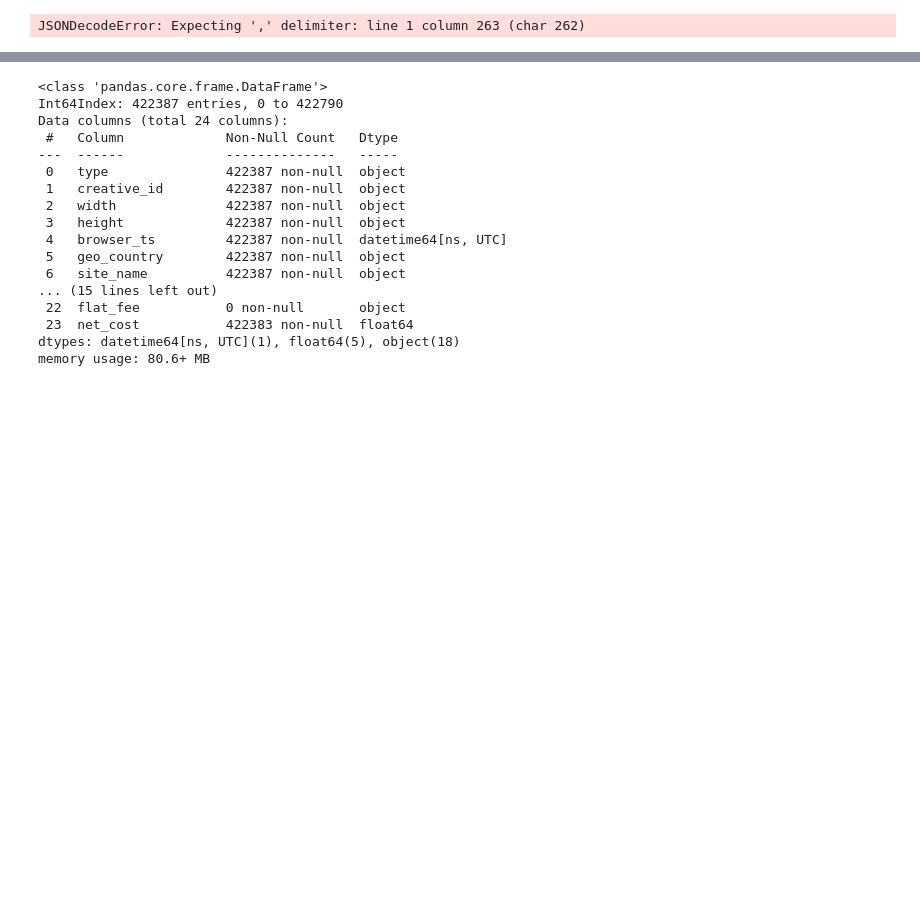
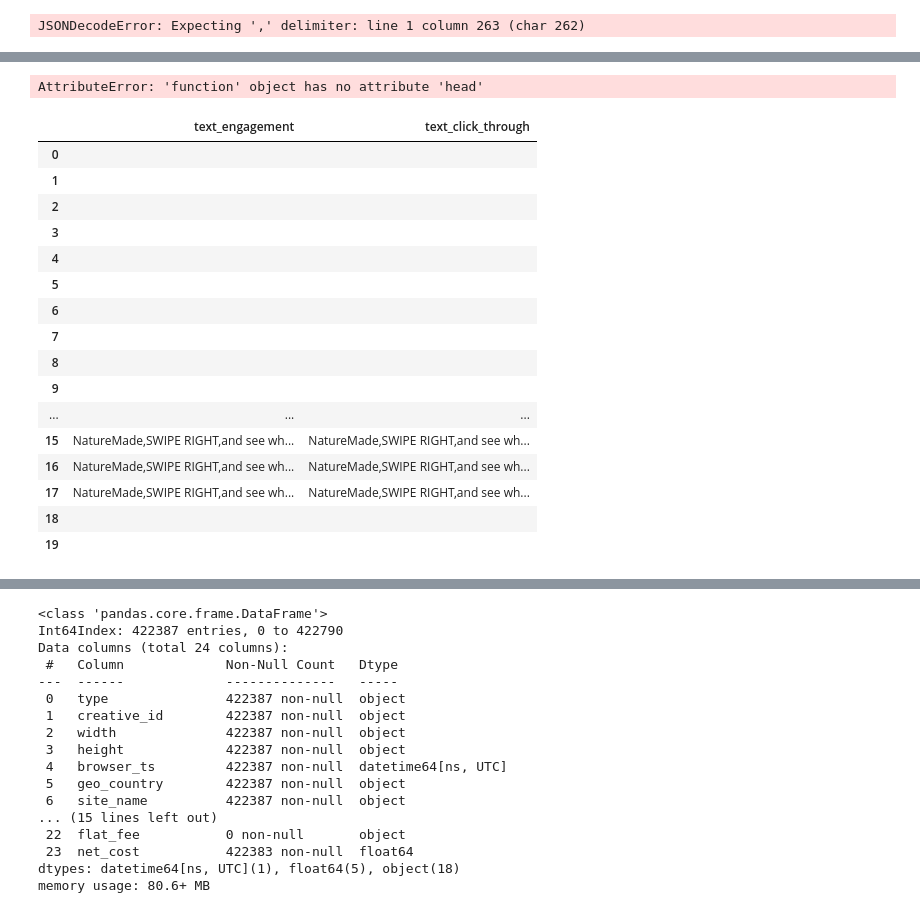
Before and after one commit to tesfayealex/AD-DS-Challenge, a Jupyter notebook: notebooks/EDA.ipynb, the cells around one changed output, grey strips where cells are left out. Drawn from its saved outputs; the diff is of its cells as text; code cells hidden in the pictures; blank space fills up the shorter version.

```diff
--- a/notebooks/EDA.ipynb
+++ b/notebooks/EDA.ipynb
@@ -192,20 +192,33 @@ cleaned_warehouse.head(20)
 # %% [output]
 JSONDecodeError: Expecting ',' delimiter: line 1 column 263 (char 262)
 # %%
-import ast
+import re
+import json
 cleaned_warehouse['text'] =  cleaned_warehouse['text'].apply(lambda x: "{'engagement': [], 'click_through': []}" if x == None else x)
 # # cleaned_warehouse['labels']
 test = pd.DataFrame()
-test['data']  = cleaned_warehouse.head(319)['text'].apply(lambda x: ast.literal_eval(str(x))) #.replace("\"\"","'"))#x.replace("'\"","'").replace("'","\"")))
+cleaned_warehouse['text']  = cleaned_warehouse['text'].apply(lambda x: json.loads(re.sub( "(?<={)\'|\'(?=})|(?<=\[)\'|\'(?=\])|\'(?=:)|(?<=: )\'|\'(?=,)|(?<=, )\'", "\"", x.replace("'\"","'")))) #.replace("\"\"","'"))#x.replace("'\"","'").replace("'","\"")))
 # test['data']  = test['data'].apply(lambda x: str(ast.literal_eval(str(x)))) #x.replace("'\"","'").replace("'","\"").replace("\"\"" , "\"")) #.replace("\"\"","'"))#x.replace("'\"","'").replace("'","\"")))
 # cleaned_warehouse[~cleaned_warehouse['text'].isnull()]['text'].head(1)
-test.to_csv('check.csv')
-arr = list(cleaned_warehouse.head(319)['text'].values)
-arr
-for r in arr:
-    print(r)
-    z = str(ast.literal_eval(str(r))).replace("'\"","'").replace("'","\"")
-    print(z)
-    json.loads(z)
+# test.to_csv('check.csv')
+test
+# arr = list(cleaned_warehouse['text'].values)
+# arr
+# for r in arr:
+#     # print(r)
+#     # print(type(r))
+#     # x = {'engagement': ['Westheld', 'LES 4 TEMPS', 'BACK', 'TOGETHER', 'Balayez votre cran pour commencer votre shopping', '*Tous reunis'], 'click_through': ['BALIBARIS', 'HOLLISTER', 'POLO RALPH', 'LAUREN', 'PULL & BEAR', 'SANDRO', 'POLO RALPH LAUREN', 'Tous/euris', '"Tous rouris', '"Toujreuris', 'Westheld', 'LES 4 TEMPS', 'FORUM DESHALLES', 'MAISONS DU MONDE', 'FNAC', 'LA GRANDE RECRE', 'UGC', 'NATURE & DECOUVERTES', 'Westhield', 'PARLY 2', 'BACK', 'TOGETHER', 'Balayez votre cran pour commencer votre shopping', '*Tous reunis']}
+#     # x={'engagement': ['Westhield', 'ROSNY 2', 'BACK', 'TO', 'GETHER', 'Balayez votre cran pour commencer votre shopping'], 'click_through': ['NOUS SOMMES OUVERTS', 'DU MARDI AU SAMEDI', 'DE 10H A 21H ET', 'DU DIMANCHE AU LUNDI', 'DE 10H A 20H', '"Tousreunis', '"TCfis reunis', '"Tous reunis', 'BACK', 'TO', 'GETHER', 'DE 10H A 20H30 ET', "Grattez I'ecran retrouver Westfield", 'pour vous', 'Westheld', 'FORUM DES HALLES', "Balayez I'ecran faire du shopping", 'pour', '*Tous reunis', 'FORUM DESHALLES', "Balayez I'ecran pour faire du shopping", 'Tous reunis', "Grattez I'ecran vous retrouver Westfield", 'BACK.', 'Balayez votre cran pour commencer votre shopping', 'DE 0H A 20H', 'Westhield', 'ROSNY 2', "Grattez I'ecran pour retrouver a Westfield"]}
+#     # y = str(re.sub(r'\w*\d+\w*', '', str(x)))
+#     # print(str(x))
+#     # if str(x) == r:
+#     #     print("htbgvdscdfjhgfd")
+#     #     z = re.sub( "(?<={)\'|\'(?=})|(?<=\[)\'|\'(?=\])|\'(?=:)|(?<=: )\'|\'(?=,)|(?<=, )\'", "\"", str(x))
+#     #     json.loads(z)
+#     #     print("it worked")
+#     r = r.replace("'\"","'")
+#     z = re.sub( "(?<={)\'|\'(?=})|(?<=\[)\'|\'(?=\])|\'(?=:)|(?<=: )\'|\'(?=,)|(?<=, )\'", "\"", r)
+#     # print(z)
+#     json.loads(z)
 # {'engagement': ['Westhield', 'ROSNY 2', 'BACK', 'TO', 'GETHER', 'Balayez votre cran pour commencer votre shopping'], 'click_through': ['NOUS SOMMES OUVERTS', 'DU MARDI AU SAMEDI', 'DE 10H A 21H ET', 'DU DIMANCHE AU LUNDI', 'DE 10H A 20H', '"Tousreunis', '"TCfis reunis', '"Tous reunis', 'BACK', 'TO', 'GETHER', 'DE 10H A 20H30 ET', "Grattez I'ecran retrouver Westfield", 'pour vous', 'Westheld', 'FORUM DES HALLES', "Balayez I'ecran faire du shopping", 'pour', '*Tous reunis', 'FORUM DESHALLES', "Balayez I'ecran pour faire du shopping", 'Tous reunis', "Grattez I'ecran vous retrouver Westfield", 'BACK.', 'Balayez votre cran pour commencer votre shopping', 'DE 0H A 20H', 'Westhield', 'ROSNY 2', "Grattez I'ecran pour retrouver a Westfield"]}
 # %% [output]
@@ -234,0 +236,26 @@ JSONDecodeError: Expecting ',' delimiter: line 1 column 341 (char 340)
+# %%
+test[['text_engagement','text_click_through']] = cleaned_warehouse['text'].apply(
+    lambda x: pd.Series ([",".join(x['engagement']), ",".join(x['click_through'])]))
+test.head(20)
+# %% [output]
+AttributeError: 'function' object has no attribute 'head'
+# %%
+test.head(20)
+# %% [output]
+|  | text_engagement | text_click_through |
+| 0 |  |  |
+| 1 |  |  |
+| 2 |  |  |
+| 3 |  |  |
+| 4 |  |  |
+| 5 |  |  |
+| 6 |  |  |
+| 7 |  |  |
+| 8 |  |  |
+| 9 |  |  |
+| ... | ... | ... |
+| 15 | NatureMade,SWIPE RIGHT,and see wh... | NatureMade,SWIPE RIGHT,and see wh... |
+| 16 | NatureMade,SWIPE RIGHT,and see wh... | NatureMade,SWIPE RIGHT,and see wh... |
+| 17 | NatureMade,SWIPE RIGHT,and see wh... | NatureMade,SWIPE RIGHT,and see wh... |
+| 18 |  |  |
+| 19 |  |  |
```
Also changed, not shown: parts of 9 cells of this notebook.
